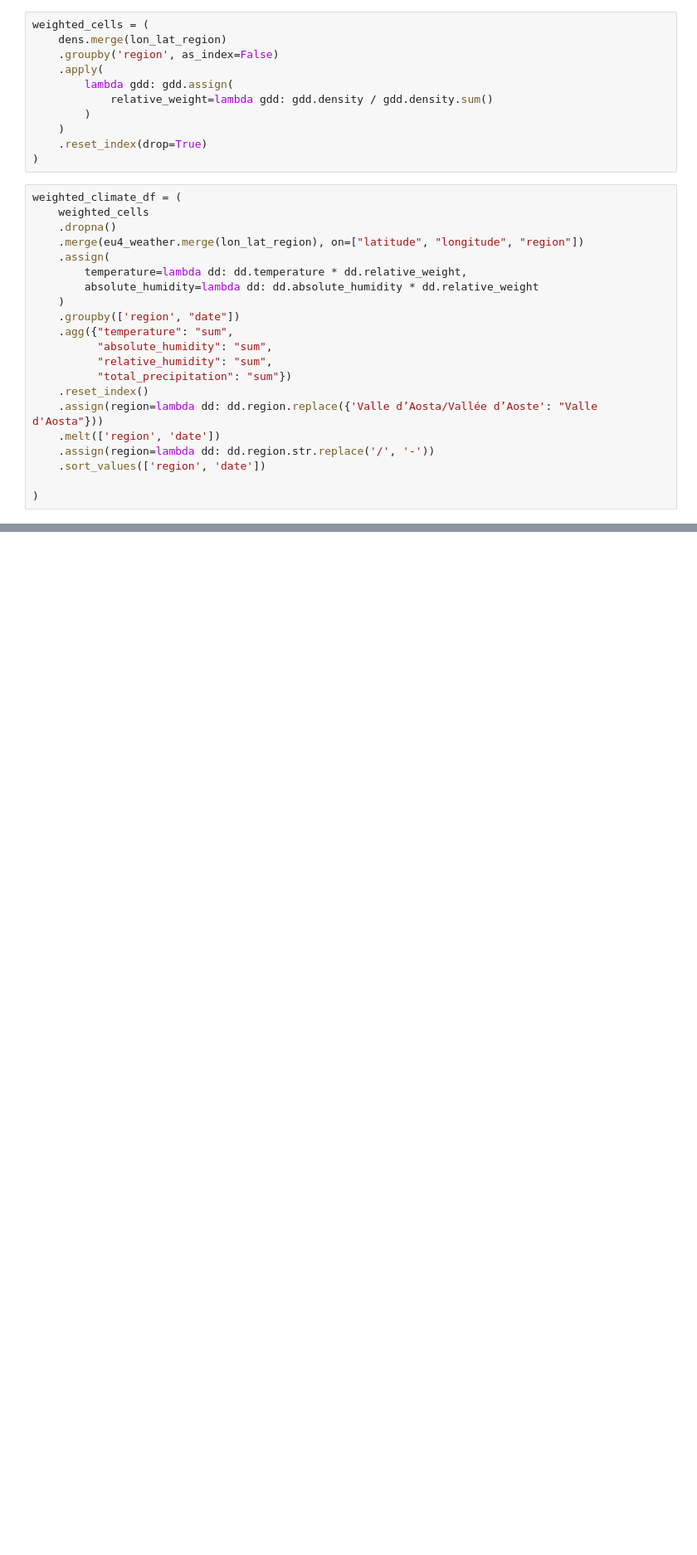
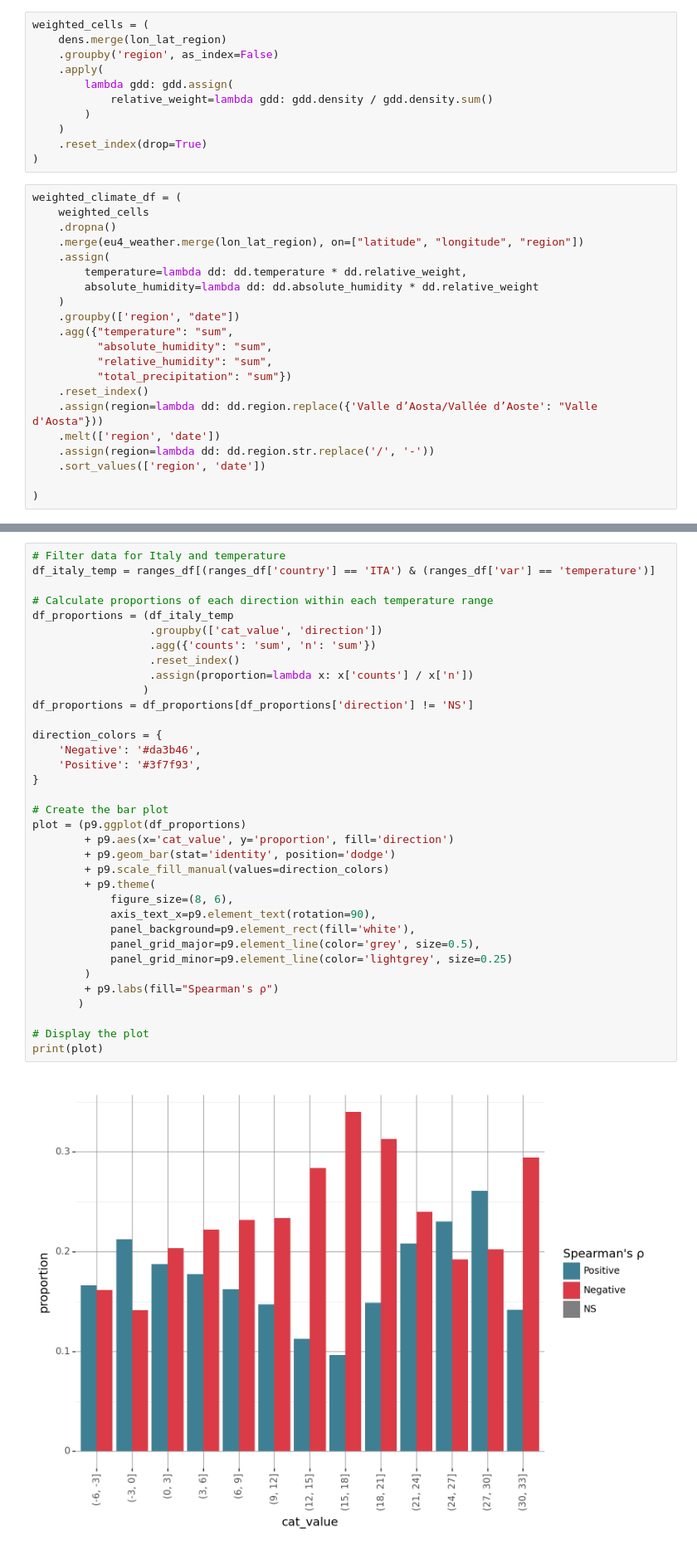
Before and after one commit to BrandonACH/Final-Project, a Jupyter notebook: code/sdc_analysis.ipynb, the cells around one changed output, grey strips where cells are left out. Shown at 83% size. Saved outputs shown, nothing was run; the diff lists cells and outputs as text; blank space fills up the shorter version.

```diff
--- a/code/sdc_analysis.ipynb
+++ b/code/sdc_analysis.ipynb
@@ -389,0 +379,37 @@ KeyboardInterrupt:
+# %%
+# Filter data for Italy and temperature
+df_italy_temp = ranges_df[(ranges_df['country'] == 'ITA') & (ranges_df['var'] == 'temperature')]
+
+# Calculate proportions of each direction within each temperature range
+df_proportions = (df_italy_temp
+                  .groupby(['cat_value', 'direction'])
+                  .agg({'counts': 'sum', 'n': 'sum'})
+                  .reset_index()
+                  .assign(proportion=lambda x: x['counts'] / x['n'])
+                 )
+df_proportions = df_proportions[df_proportions['direction'] != 'NS']
+
+direction_colors = {
+    'Negative': '#da3b46',
+    'Positive': '#3f7f93',
+}
+
+# Create the bar plot
+plot = (p9.ggplot(df_proportions)
+        + p9.aes(x='cat_value', y='proportion', fill='direction')
+        + p9.geom_bar(stat='identity', position='dodge')
+        + p9.scale_fill_manual(values=direction_colors)
+        + p9.theme(
+            figure_size=(8, 6),
+            axis_text_x=p9.element_text(rotation=90),
+            panel_background=p9.element_rect(fill='white'),
+            panel_grid_major=p9.element_line(color='grey', size=0.5),
+            panel_grid_minor=p9.element_line(color='lightgrey', size=0.25)
+        )
+        + p9.labs(fill="Spearman's ρ")
+       )
+
+# Display the plot
+print(plot)
+# %% [output]
+[figure, added]
```
Also changed, not shown: parts of 25 cells of this notebook, 47 other files.
